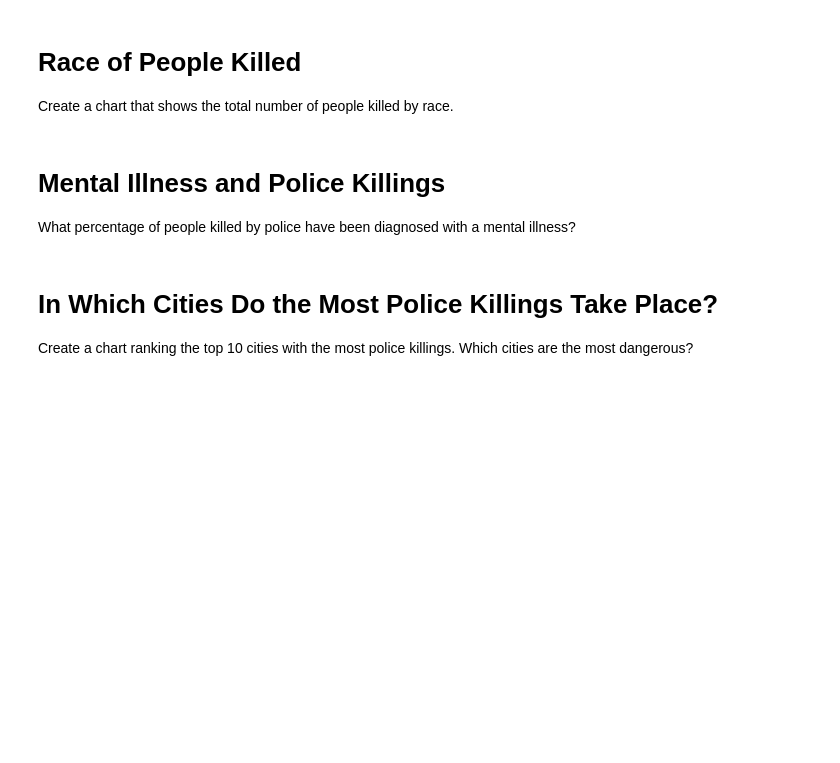
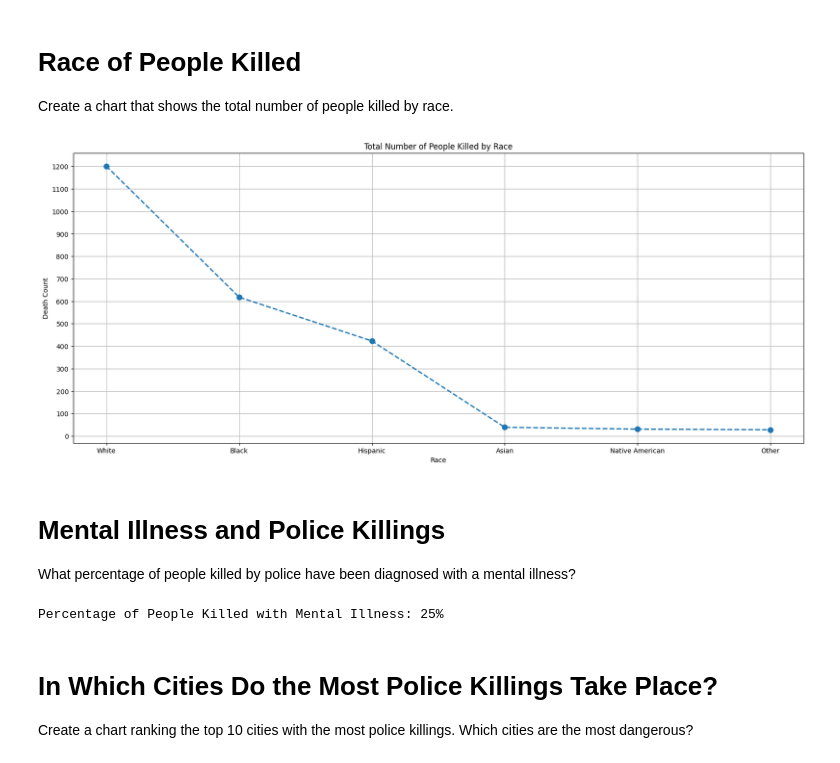
Before and after one commit to Lucasqrz1/100_days_of_code, a Jupyter notebook: Day_100/Fatal_Force_(start).ipynb, the cells around one changed output. Drawn from its saved outputs; the diff is of its cells as text; code cells hidden in the pictures; blank space fills up the shorter version.

```diff
--- a/Day_100/Fatal_Force_(start).ipynb
+++ b/Day_100/Fatal_Force_(start).ipynb
@@ -235,10 +363,29 @@ Create a seperate KDE plot for each race. Is there a difference between the dist
 # Race of People Killed
 
 Create a chart that shows the total number of people killed by race.
+# %%
+killed_by_race = df_fatalities[df_fatalities['race'].notna()]
+killed_by_race = killed_by_race['race'].value_counts()
+# %%
+plt.figure(figsize=(20, 8))
+plt.plot(killed_by_race, linestyle='--', marker='o', markersize=8, linewidth=2)
+plt.xlabel("Race")
+plt.ylabel("Death Count")
+plt.title("Total Number of People Killed by Race")
+plt.grid(True)
+plt.yticks(range(0, killed_by_race.max(), 100))
+plt.show()
+# %% [output]
+[figure, added]
 # %% [markdown]
 # Mental Illness and Police Killings
 
 What percentage of people killed by police have been diagnosed with a mental illness?
+# %%
+percentage = (df_fatalities['signs_of_mental_illness'].sum() / df_fatalities['signs_of_mental_illness'].count()) * 100
+print(f'Percentage of People Killed with Mental Illness: {round(percentage)}%')
+# %% [output]
+Percentage of People Killed with Mental Illness: 25%
 # %% [markdown]
 # In Which Cities Do the Most Police Killings Take Place?
 
```
Also changed, not shown: parts of 27 cells of this notebook.
